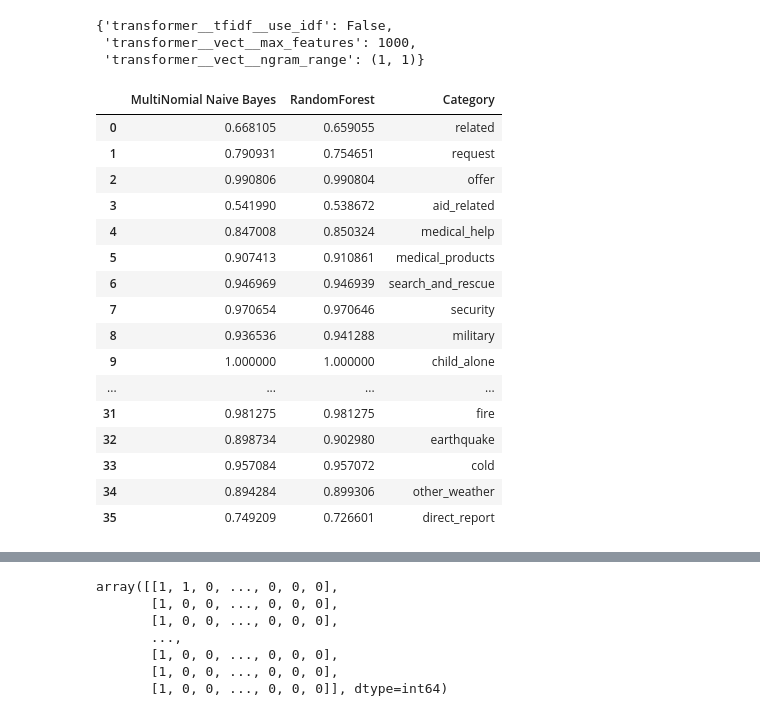
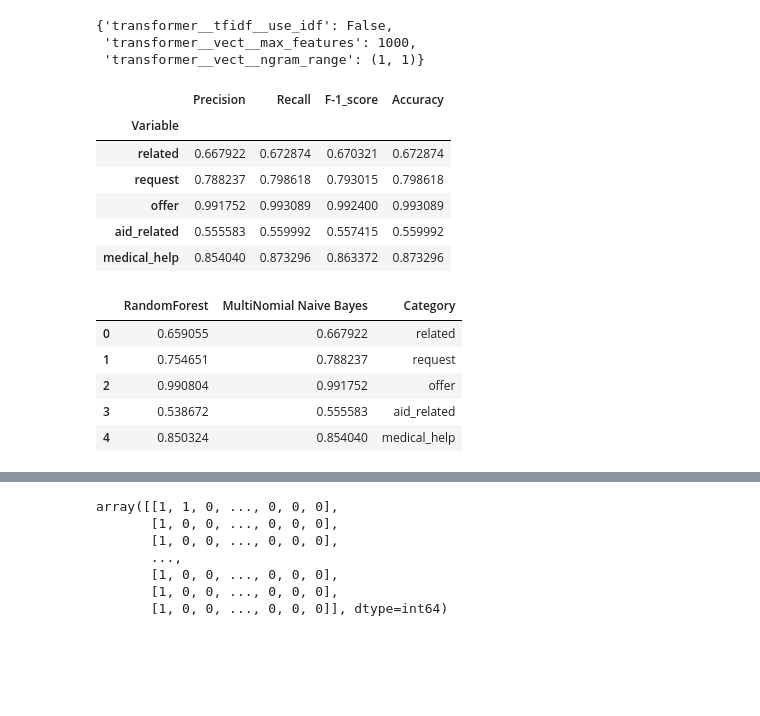
Before and after one commit to cjayidoko/DisasterResponsePipeline, a Jupyter notebook: ML Pipeline Preparation.ipynb, the cells around one changed output, grey strips where cells are left out. Drawn from its saved outputs; the diff is of its cells as text; code cells hidden in the pictures; blank space fills up the shorter version.

```diff
--- a/ML Pipeline Preparation.ipynb
+++ b/ML Pipeline Preparation.ipynb
@@ -464,2 +472,12 @@ y_predBest2
 # %%
-score_df2 = scores(Y_test, y_pred2, labels = column_list)
+score_df = scores(Y_test, y_pred2, labels = column_list)
+# %%
+score_df.head()
+# %% [output]
+|  | Precision | Recall | F-1_score | Accuracy |
+| Variable |  |  |  |  |
+| related | 0.667922 | 0.672874 | 0.670321 | 0.672874 |
+| request | 0.788237 | 0.798618 | 0.793015 | 0.798618 |
+| offer | 0.991752 | 0.993089 | 0.992400 | 0.993089 |
+| aid_related | 0.555583 | 0.559992 | 0.557415 | 0.559992 |
+| medical_help | 0.854040 | 0.873296 | 0.863372 | 0.873296 |
@@ -484,21 +490,10 @@ comp_score['Category'] = score_df2['Variable']
-# %%
-comp_score
-# %% [output]
-|  | MultiNomial Naive Bayes | RandomForest | Category |
-| 0 | 0.668105 | 0.659055 | related |
-| 1 | 0.790931 | 0.754651 | request |
-| 2 | 0.990806 | 0.990804 | offer |
-| 3 | 0.541990 | 0.538672 | aid_related |
-| 4 | 0.847008 | 0.850324 | medical_help |
-| 5 | 0.907413 | 0.910861 | medical_products |
-| 6 | 0.946969 | 0.946939 | search_and_rescue |
-| 7 | 0.970654 | 0.970646 | security |
-| 8 | 0.936536 | 0.941288 | military |
-| 9 | 1.000000 | 1.000000 | child_alone |
-| ... | ... | ... | ... |
-| 31 | 0.981275 | 0.981275 | fire |
-| 32 | 0.898734 | 0.902980 | earthquake |
-| 33 | 0.957084 | 0.957072 | cold |
-| 34 | 0.894284 | 0.899306 | other_weather |
-| 35 | 0.749209 | 0.726601 | direct_report |
+# %%
+comp_score1.head()
+# %% [output]
+|  | RandomForest | MultiNomial Naive Bayes | Category |
+| 0 | 0.659055 | 0.667922 | related |
+| 1 | 0.754651 | 0.788237 | request |
+| 2 | 0.990804 | 0.991752 | offer |
+| 3 | 0.538672 | 0.555583 | aid_related |
+| 4 | 0.850324 | 0.854040 | medical_help |
 # %%
```
Also changed, not shown: parts of 32 cells of this notebook.
